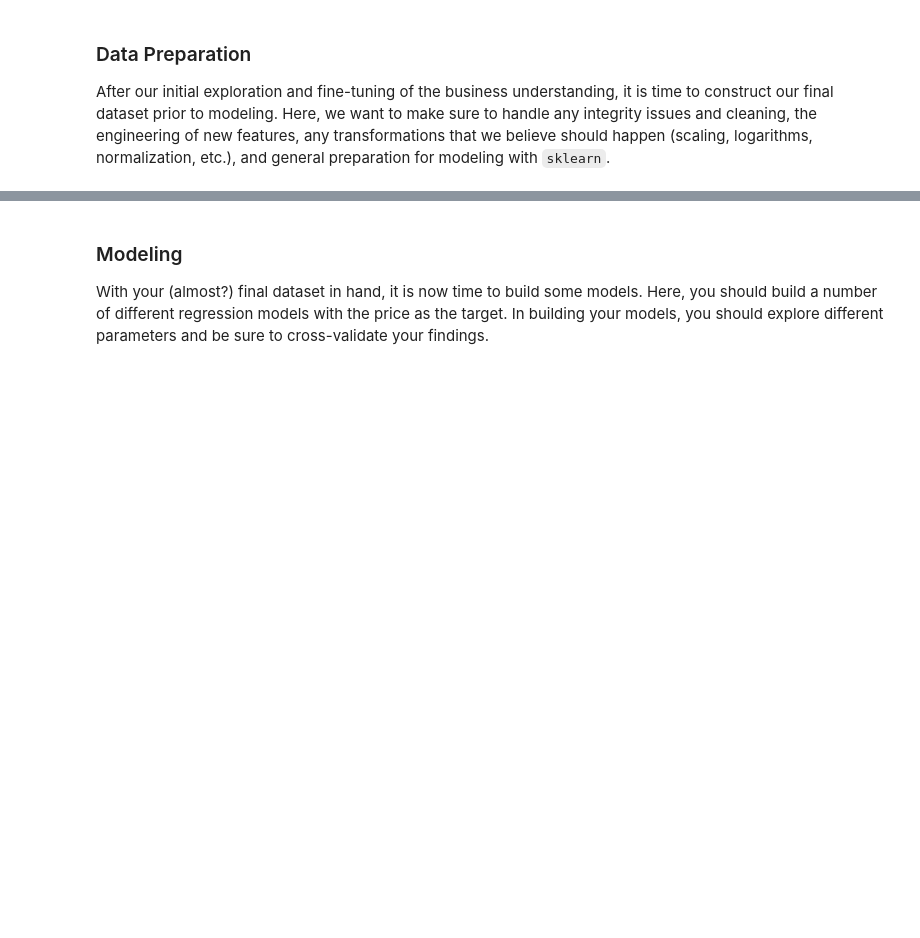
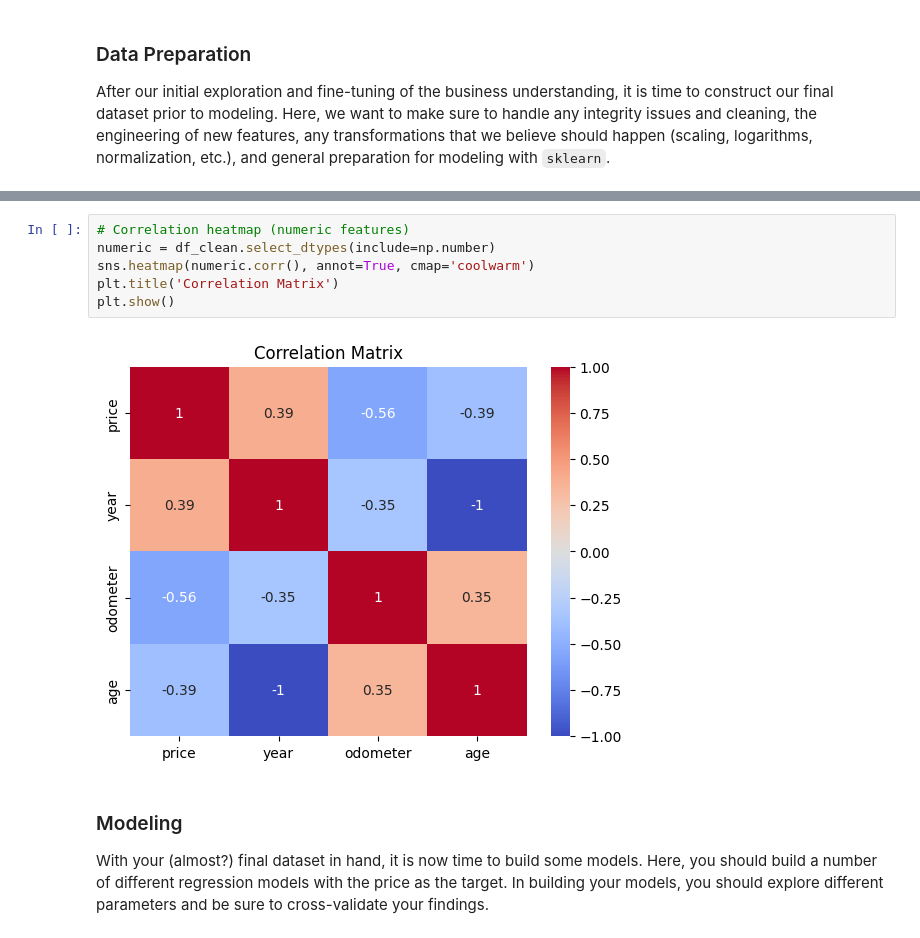
Before and after one commit to kimkok-UCBerkeleyHaas/Module-11_Assignment-11-1, a Jupyter notebook: Module-11_Assignment-11-1.ipynb, the cells around one changed output, grey strips where cells are left out. Drawn from its saved outputs; the diff is of its cells as text; blank space fills up the shorter version.

```diff
--- a/Module-11_Assignment-11-1.ipynb
+++ b/Module-11_Assignment-11-1.ipynb
@@ -96,3 +197,11 @@ After our initial exploration and fine-tuning of the business understanding, it
+# %%
+# Correlation heatmap (numeric features)
+numeric = df_clean.select_dtypes(include=np.number)
+sns.heatmap(numeric.corr(), annot=True, cmap='coolwarm')
+plt.title('Correlation Matrix')
+plt.show()
+# %% [output]
+[figure, added]
 # %% [markdown]
 ### Modeling
 
```
Also changed, not shown: parts of 12 cells of this notebook.
